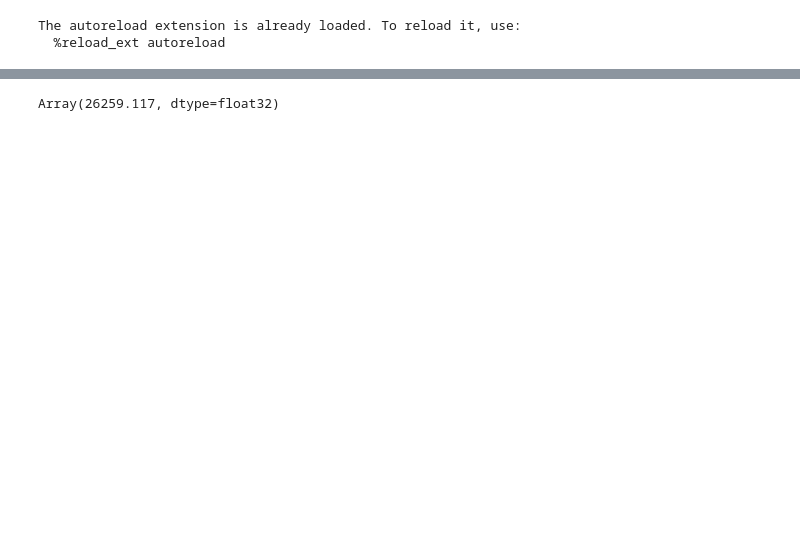
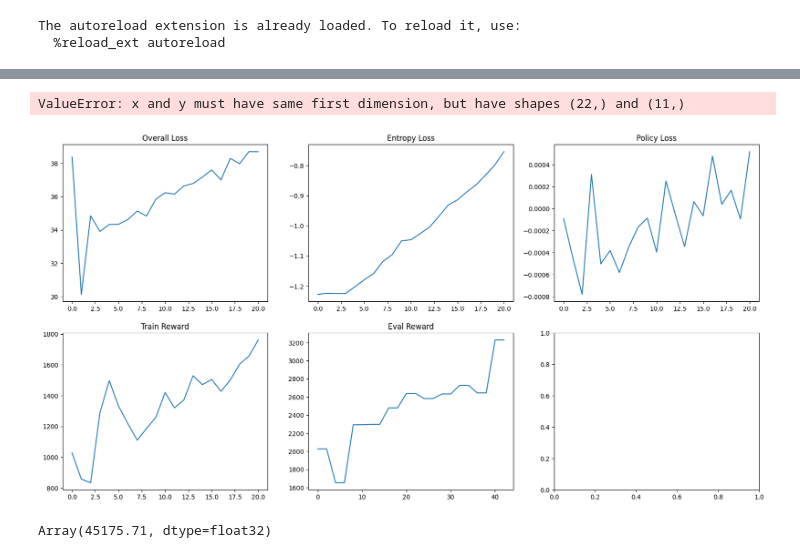
Before and after one commit to antony-zhao/RLTesting, a Jupyter notebook: test.ipynb, the cells around one changed output, grey strips where cells are left out. Drawn from its saved outputs; the diff is of its cells as text; code cells hidden in the pictures; blank space fills up the shorter version.

Commit message:
added convolutional network and evaluation code

```diff
--- a/test.ipynb
+++ b/test.ipynb
@@ -40,13 +53,19 @@ state, _, _ = collect_trajectory(ppo_network, step, state, state.observation, ke
 # %%
 losses = []
 policy_losses = []
-rewards = []
-alternate_rewards = []
-for i in range(200000):
-    state, final_obs, traj = collect_trajectory(ppo_network, step, state, state.observation, key, timesteps, obs_wrapper=obs_wrapper)
-    key, subkey = jax.random.split(key)
-    (loss, metrics), ppo_network = grad_step(ppo_network, traj, final_obs, 0.99, 0.95, 0.2, 1, 0.001)
+entropy_losses = []
+train_rewards = []
+eval_rewards = []
+eval_timesteps = []
+for i in range(epochs + 1):
+    if i % eval_every == 0:
+        eval_reward, eval_length = eval_step(ppo_network, subkey)
+        print(f"epoch {i}: reward: {eval_reward}, episode length: {eval_length}")
+        eval_rewards.append(eval_reward)
+        eval_timesteps.append(eval_length)
+    state, final_obs, traj = collect_trajectory(ppo_network, step_fn, state, state.observation, key, timesteps, obs_wrapper=obs_wrapper)
+    (loss, metrics), ppo_network = grad_step(ppo_network, traj, final_obs, 0.99, 0.95, 0.2, 1, 0.0)
     losses.append(np.array(loss))
     policy_losses.append(np.array(metrics['policy_loss']))
-    rewards.append(np.array(jnp.mean(traj.rewards)))
-    alternate_rewards.append(np.array(jnp.sum(traj.rewards) / jnp.sum(traj.dones)))
+    entropy_losses.append(np.array(metrics['entropy_loss']))
+    train_rewards.append(np.array(jnp.sum(traj.rewards) / jnp.sum(traj.dones)))
@@ -68,7 +84,28 @@ print(metrics)
-# %%
-jnp.sum(traj.rewards) / jnp.sum(traj.dones)
-# %% [output]
-Array(26259.117, dtype=float32)
+# %%
+fig, axs = plt.subplots(2, 3)
+fig.set_figwidth(20)
+fig.set_figheight(10)
+axs[0, 0].plot(losses)
+axs[0, 0].set_title("Overall Loss")
+axs[0, 1].plot(entropy_losses)
+axs[0, 1].set_title("Entropy Loss")
+axs[0, 2].plot(policy_losses)
+axs[0, 2].set_title("Policy Loss")
+axs[1, 0].plot(train_rewards)
+axs[1, 0].set_title("Train Reward")
+eval_axis = np.arange(len(eval_rewards)) * eval_every
+axs[1, 1].plot(eval_axis, eval_rewards)
+axs[1, 1].set_title("Eval Reward")
+axs[1, 2].plot(eval_axis, eval_timesteps)
+axs[1, 2].set_title("Eval Episode Length")
+print(metrics)
+# %% [output]
+ValueError: x and y must have same first dimension, but have shapes (22,) and (11,)
+[figure, added]
+# %%
+eval_reward
+# %% [output]
+Array(45175.71, dtype=float32)
 # %%
 jax.tree_util.tree_map(jnp.mean, (loss, metrics))
 # %% [output]
```
Also changed, not shown: parts of 13 cells of this notebook, 2 other files.
